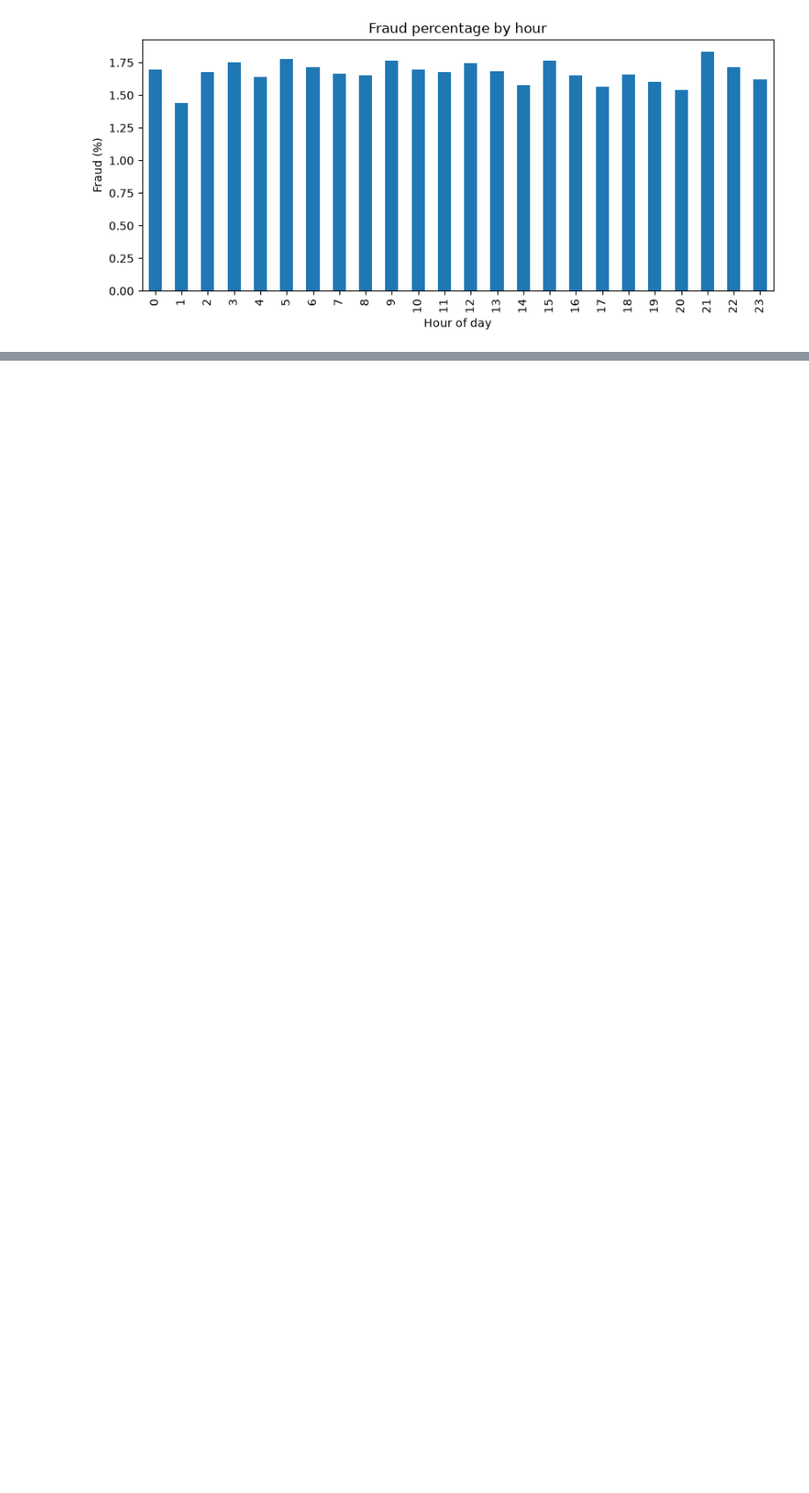
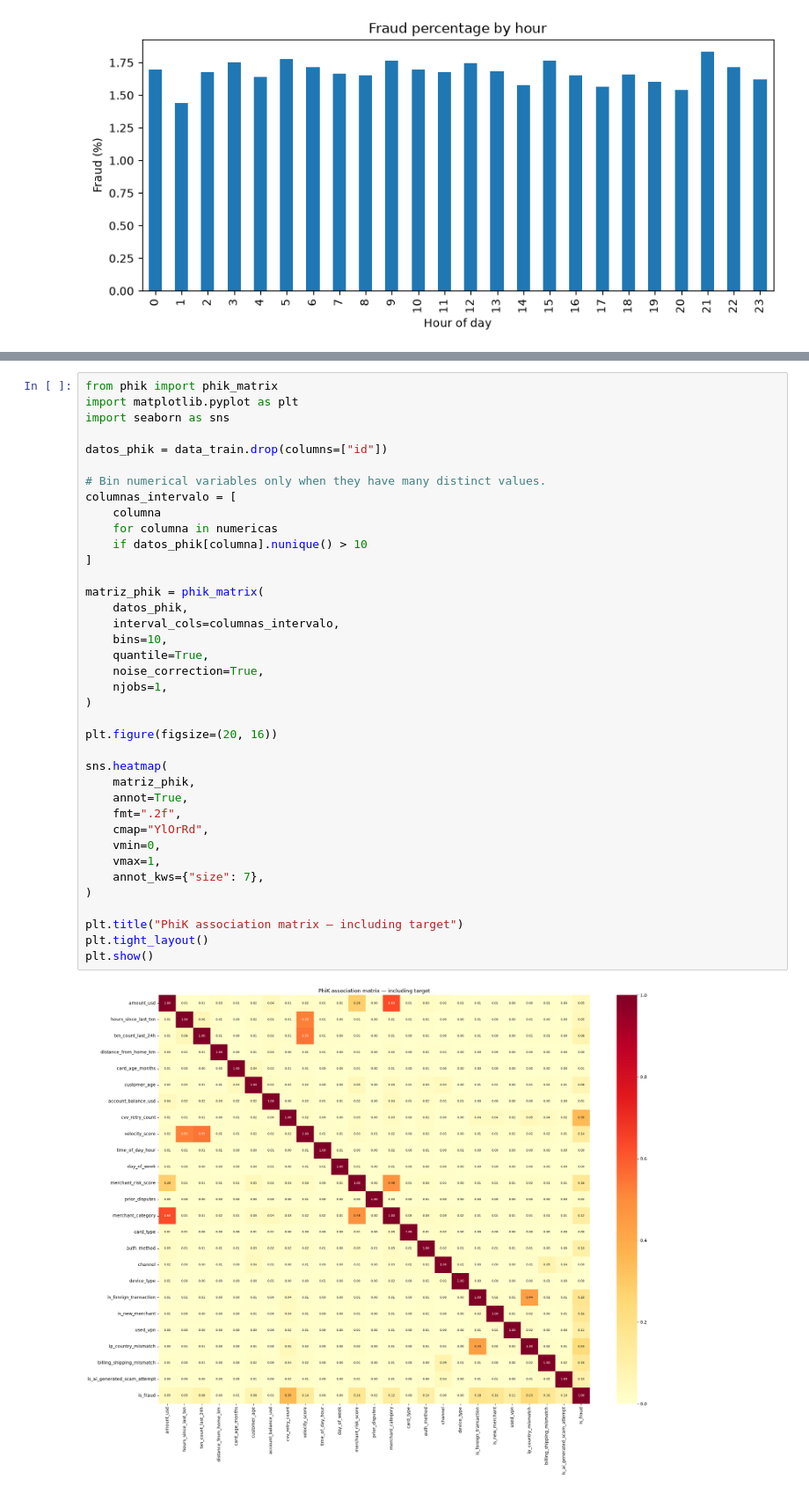
Before and after one commit to LaudielVinalay/Kaggle-Fraud-Detection, a Jupyter notebook: notebooks/1.- EDA Fraud Detection Data.ipynb, the cells around one changed output, grey strips where cells are left out. Shown at 88% size. Saved outputs shown, nothing was run; the diff lists cells and outputs as text; blank space fills up the shorter version.

```diff
--- a/notebooks/1.- EDA Fraud Detection Data.ipynb
+++ b/notebooks/1.- EDA Fraud Detection Data.ipynb
@@ -239,0 +773,40 @@ plt.show()
+# %%
+from phik import phik_matrix
+import matplotlib.pyplot as plt
+import seaborn as sns
+
+datos_phik = data_train.drop(columns=["id"])
+
+# Bin numerical variables only when they have many distinct values.
+columnas_intervalo = [
+    columna
+    for columna in numericas
+    if datos_phik[columna].nunique() > 10
+]
+
+matriz_phik = phik_matrix(
+    datos_phik,
+    interval_cols=columnas_intervalo,
+    bins=10,
+    quantile=True,
+    noise_correction=True,
+    njobs=1,
+)
+
+plt.figure(figsize=(20, 16))
+
+sns.heatmap(
+    matriz_phik,
+    annot=True,
+    fmt=".2f",
+    cmap="YlOrRd",
+    vmin=0,
+    vmax=1,
+    annot_kws={"size": 7},
+)
+
+plt.title("PhiK association matrix — including target")
+plt.tight_layout()
+plt.show()
+# %% [output]
+[figure, added]
```
Also changed, not shown: parts of 26 cells of this notebook, 2 other files.
